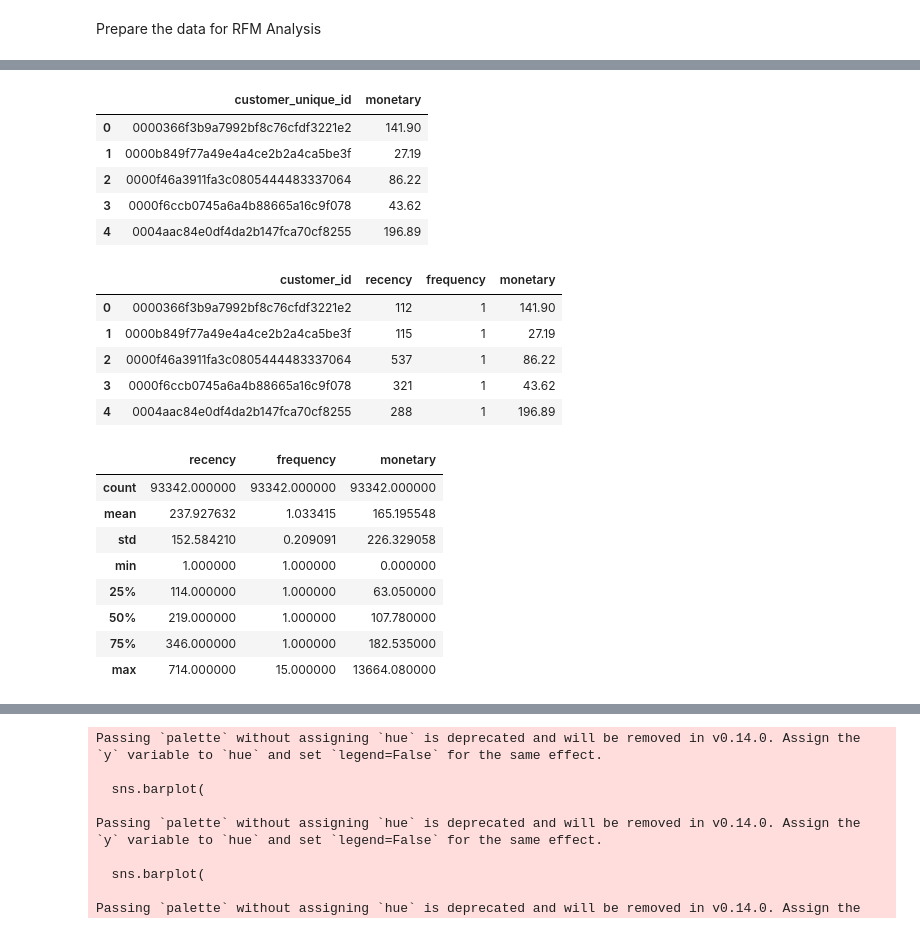
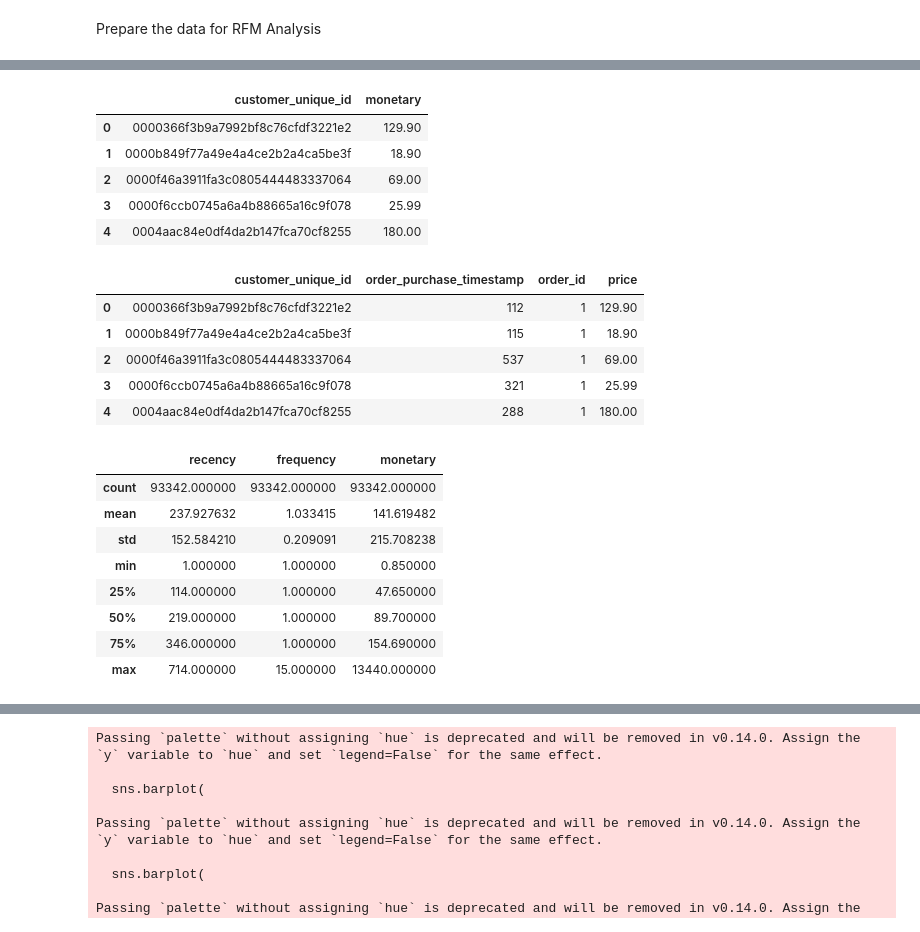
Before and after one commit to GreatlyHizkia/Project-Data-Analysis-OLIST, a Jupyter notebook: Notebook.ipynb, the cells around one changed output, grey strips where cells are left out. Cells and saved outputs as stored; diff of their text form; code cells hidden in the pictures.

```diff
--- a/Notebook.ipynb
+++ b/Notebook.ipynb
@@ -1296,13 +1296,27 @@ Passing `palette` without assigning `hue` is deprecated and will be removed in v
 ## Analisis Lanjutan (Opsional) RFM ANALYSIS
 # %% [markdown]
 Prepare the data for RFM Analysis
+# %%
+# Menjumlahkan semua price per order_id
+price_summary = order_items.groupby("order_id")["price"].sum().reset_index()
+
+# Orders merge dengan price_summary yang didalamnya ada (order_items)
+orders_price = orders.merge(price_summary, on='order_id', how="left")
+
+
+# Merge lagi dengan tabel customers untuk dipakai RFM ANALYSIS
+rfm_raw_data = orders_price.merge(customers, on='customer_id', how="left")
+rfm_raw_data.head()
+
+rfm_raw_data.to_csv('rfm_raw_data.csv', index=False)
 # %%
-# Menjumlahkan semua payment_value per order_id
-payments_summary = order_payment.groupby("order_id")['payment_value'].sum().reset_index()
+# # Menjumlahkan semua payment_value per order_id
+# payments_summary = order_payment.groupby("order_id")['payment_value'].sum().reset_index()
 
-# Merge table orders dengan payments_summary
-orders_pay = orders.merge(payments_summary, on='order_id', how='left')
+# # Merge table orders dengan payments_summary
+# orders_pay = orders.merge(payments_summary, on='order_id', how='left')
 
-# Merge lagi dengan tabel customers
-rfm_raw_data = orders_pay.merge(customers, on="customer_id", how="left")
-rfm_raw_data.head()
+# # Merge lagi dengan tabel customers
+# rfm_raw_data = orders_pay.merge(customers, on="customer_id", how="left")
+# rfm_raw_data.to_csv('rfm_raw_data.csv', index =False)
+# rfm_raw_data.head()
@@ -1316,6 +1323,6 @@ rfm_raw_data.head()
 # %%
 monetary = rfm_raw_data.groupby(by="customer_unique_id", as_index = False).agg({
-    "payment_value" : "sum"
+    "price" : "sum"
 })
 
 monetary.columns = ["customer_unique_id", "monetary"]
@@ -1323,11 +1330,11 @@ monetary.columns = ["customer_unique_id", "monetary"]
 monetary.head()
 # %% [output]
 |  | customer_unique_id | monetary |
-| 0 | 0000366f3b9a7992bf8c76cfdf3221e2 | 141.90 |
-| 1 | 0000b849f77a49e4a4ce2b2a4ca5be3f | 27.19 |
-| 2 | 0000f46a3911fa3c0805444483337064 | 86.22 |
-| 3 | 0000f6ccb0745a6a4b88665a16c9f078 | 43.62 |
-| 4 | 0004aac84e0df4da2b147fca70cf8255 | 196.89 |
+| 0 | 0000366f3b9a7992bf8c76cfdf3221e2 | 129.90 |
+| 1 | 0000b849f77a49e4a4ce2b2a4ca5be3f | 18.90 |
+| 2 | 0000f46a3911fa3c0805444483337064 | 69.00 |
+| 3 | 0000f6ccb0745a6a4b88665a16c9f078 | 25.99 |
+| 4 | 0004aac84e0df4da2b147fca70cf8255 | 180.00 |
 # %%
 rfm_raw_data['order_purchase_timestamp'] = pd.to_datetime(rfm_raw_data['order_purchase_timestamp'])
 
@@ -1336,18 +1343,19 @@ rfm_df_date = rfm_raw_data['order_purchase_timestamp'].max() + pd.Timedelta(days
 # %%
 # Menghitung R, F dan M
 rfm_df = rfm_raw_data.groupby(by="customer_unique_id", as_index=False).agg({
     "order_purchase_timestamp" : lambda x: (rfm_df_date - x.max()).days, # Recency (selisih hari)
     "order_id": "nunique",                                               # Frequency (jumlah order unik)
-    "payment_value": "sum"                                               # Monetary (total uang)
+    "price": "sum"                                                        # Monetary (total uang)
 })
 
-rfm_df.columns = ["customer_id", "recency", "frequency", "monetary"]
 
+
+rfm_df.to_csv('rfm_df.csv', index =False)
 rfm_df.head()
 # %% [output]
-|  | customer_id | recency | frequency | monetary |
-| 0 | 0000366f3b9a7992bf8c76cfdf3221e2 | 112 | 1 | 141.90 |
-| 1 | 0000b849f77a49e4a4ce2b2a4ca5be3f | 115 | 1 | 27.19 |
-| 2 | 0000f46a3911fa3c0805444483337064 | 537 | 1 | 86.22 |
-| 3 | 0000f6ccb0745a6a4b88665a16c9f078 | 321 | 1 | 43.62 |
-| 4 | 0004aac84e0df4da2b147fca70cf8255 | 288 | 1 | 196.89 |
+|  | customer_unique_id | order_purchase_timestamp | order_id | price |
+| 0 | 0000366f3b9a7992bf8c76cfdf3221e2 | 112 | 1 | 129.90 |
+| 1 | 0000b849f77a49e4a4ce2b2a4ca5be3f | 115 | 1 | 18.90 |
+| 2 | 0000f46a3911fa3c0805444483337064 | 537 | 1 | 69.00 |
+| 3 | 0000f6ccb0745a6a4b88665a16c9f078 | 321 | 1 | 25.99 |
+| 4 | 0004aac84e0df4da2b147fca70cf8255 | 288 | 1 | 180.00 |
@@ -1356,13 +1366,13 @@ rfm_df.describe()
 # %% [output]
 |  | recency | frequency | monetary |
 | count | 93342.000000 | 93342.000000 | 93342.000000 |
-| mean | 237.927632 | 1.033415 | 165.195548 |
-| std | 152.584210 | 0.209091 | 226.329058 |
-| min | 1.000000 | 1.000000 | 0.000000 |
-| 25% | 114.000000 | 1.000000 | 63.050000 |
-| 50% | 219.000000 | 1.000000 | 107.780000 |
-| 75% | 346.000000 | 1.000000 | 182.535000 |
-| max | 714.000000 | 15.000000 | 13664.080000 |
+| mean | 237.927632 | 1.033415 | 141.619482 |
+| std | 152.584210 | 0.209091 | 215.708238 |
+| min | 1.000000 | 1.000000 | 0.850000 |
+| 25% | 114.000000 | 1.000000 | 47.650000 |
+| 50% | 219.000000 | 1.000000 | 89.700000 |
+| 75% | 346.000000 | 1.000000 | 154.690000 |
+| max | 714.000000 | 15.000000 | 13440.000000 |
 # %%
 rfm_df.sort_values(by="recency", ascending = True).head(10)
 # %% [output]
```
Also changed, not shown: parts of 6 cells of this notebook, 5 other files.
